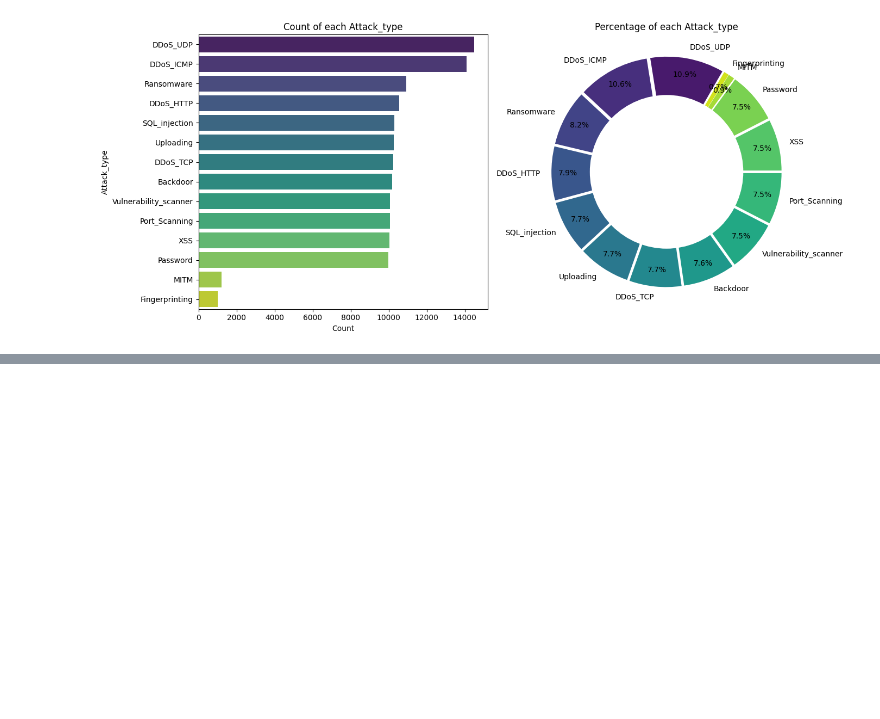
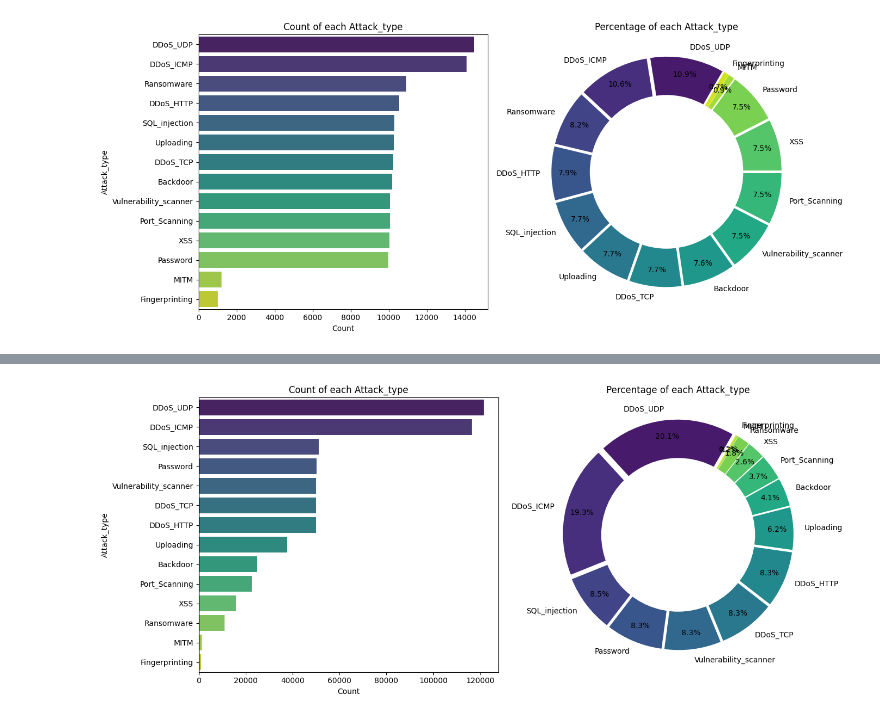
Before and after one commit to Angel-Arrospide/ML-NIDS-IIoT, a Jupyter notebook: notebooks/EdgeIIoT/01_EDA.ipynb, the cells around one changed output, grey strips where cells are left out. Drawn from its saved outputs; the diff is of its cells as text; code cells hidden in the pictures; blank space fills up the shorter version.

```diff
--- a/notebooks/EdgeIIoT/01_EDA.ipynb
+++ b/notebooks/EdgeIIoT/01_EDA.ipynb
@@ -250,0 +172,5 @@ plot_label_distribution(df_no_normal, label_col)
+# %%
+df_no_normal = df_dl[df_dl[label_col] != 'Normal']
+plot_label_distribution(df_no_normal, label_col)
+# %% [output]
+[figure, added]
```
Also changed, not shown: parts of 22 cells of this notebook.
